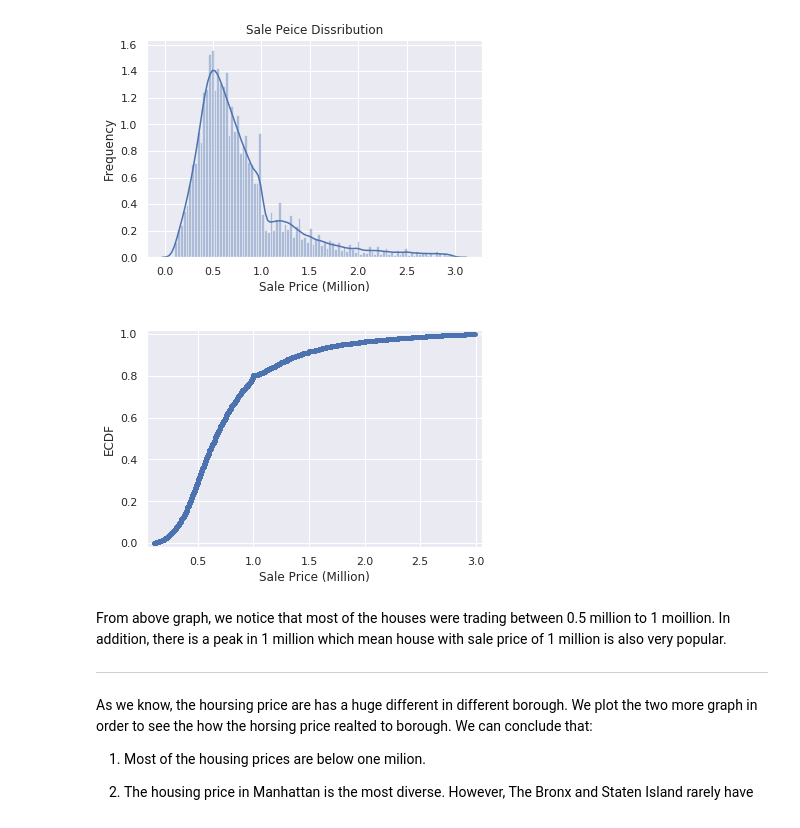
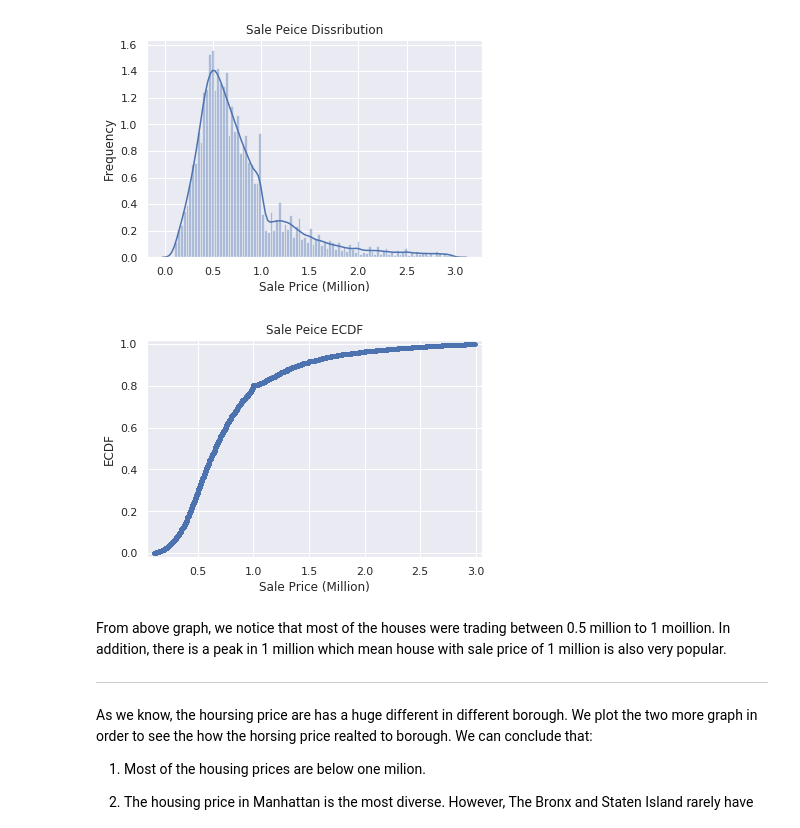
Before and after one commit to zhuoyingcai/NYC-Housing-Prices-Analysis, a Jupyter notebook: NYC_Housing_Prices_Analysis.ipynb, the cells around one changed output. Drawn from its saved outputs; the diff is of its cells as text; code cells hidden in the pictures.

```diff
--- a/NYC_Housing_Prices_Analysis.ipynb
+++ b/NYC_Housing_Prices_Analysis.ipynb
@@ -258,14 +260,15 @@ plt.show()
 # %%
 # make Empirical cumulative distribution function (ECDF)
 x = np.sort(df['SALE PRICE']/1000000)
 y = np.arange(1, len(x)+1) / len(x)
 _ = plt.plot(x, y, marker='.', linestyle='none')
+_ = plt.title('Sale Peice ECDF')
 _ = plt.xlabel('Sale Price (Million)')
 _ = plt.ylabel('ECDF')
 plt.margins(0.02)
 plt.show()
 # %% [output]
-[figure, old version]
+[figure, new version]
 # %% [markdown]
 From above graph, we notice that most of the houses were trading between 0.5 million to 1 moillion. In addition, there is a peak in 1 million which mean house with sale price of 1 million is also very popular.
 
```
Also changed, not shown: parts of 5 cells of this notebook.
